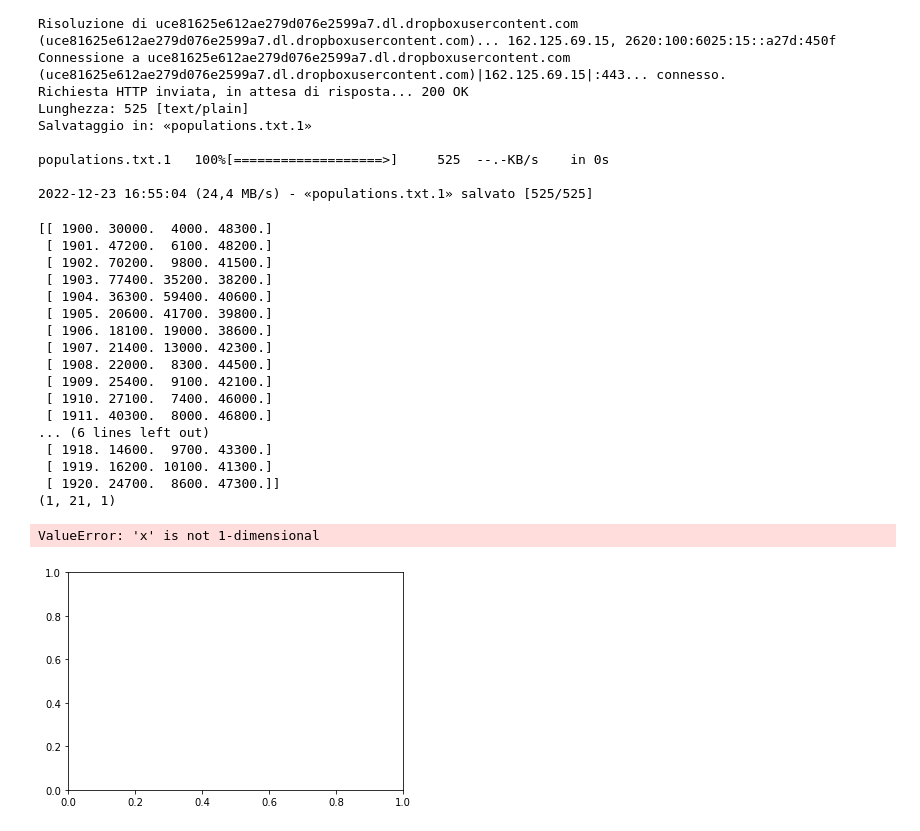
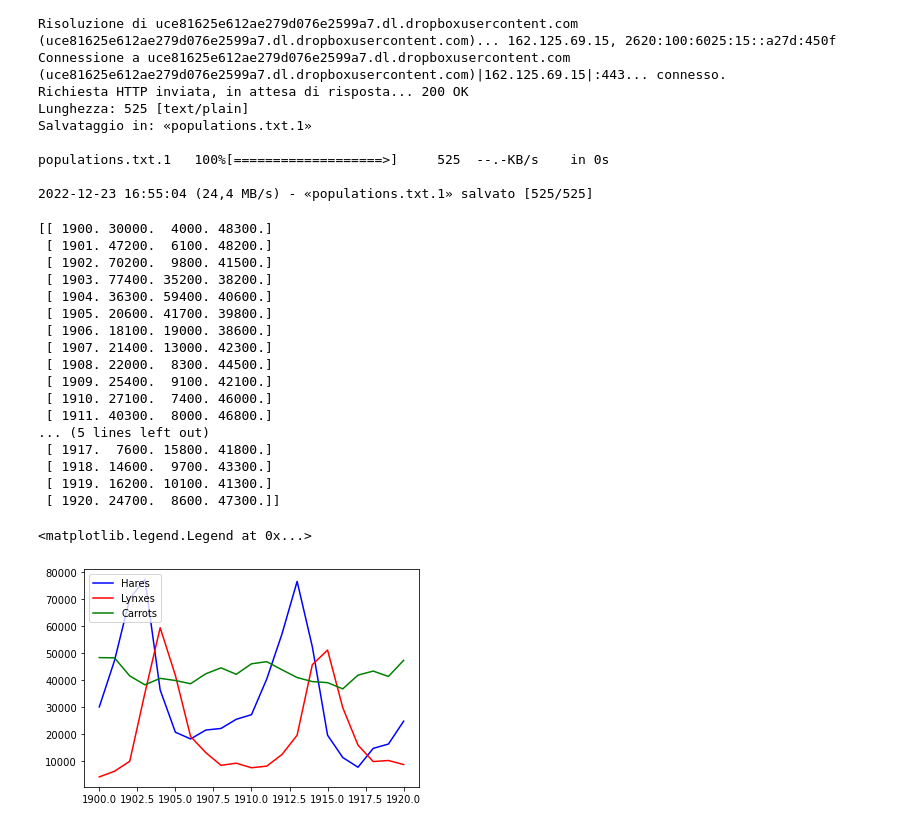
Before and after one commit to Sara-Munafo/LaboratoryOfComputationalPhysics_Y5, a Jupyter notebook: 04_Numpy_exercises.ipynb, the cells around one changed output. Saved outputs shown, nothing was run; the diff lists cells and outputs as text; code cells hidden in the pictures.

```diff
--- a/04_Numpy_exercises.ipynb
+++ b/04_Numpy_exercises.ipynb
@@ -353,35 +353,37 @@ with open("populations.txt") as f:
         data.append(data_point)
 data = np.array(data)
 print(data)
 
 years = data[:,:1]
 
 hares = data[0:,1:2]
 
 lynxes = data[0:,2:3]
 
 carrots = data[0:,3:4]
 
 fig, ax = plt.subplots()
-ax.stackplot(years, hares,lynxes,carrots)
+ax.plot(years,hares,color="b", label="Hares")
+ax.plot(years,lynxes,color="r", label="Lynxes")
+ax.plot(years,carrots,color="g",label="Carrots")
 ax.legend(loc='upper left')
 # %% [output]
 [[ 1900. 30000.  4000. 48300.]
  [ 1901. 47200.  6100. 48200.]
  [ 1902. 70200.  9800. 41500.]
  [ 1903. 77400. 35200. 38200.]
  [ 1904. 36300. 59400. 40600.]
  [ 1905. 20600. 41700. 39800.]
  [ 1906. 18100. 19000. 38600.]
  [ 1907. 21400. 13000. 42300.]
  [ 1908. 22000.  8300. 44500.]
  [ 1909. 25400.  9100. 42100.]
  [ 1910. 27100.  7400. 46000.]
  [ 1911. 40300.  8000. 46800.]
-... (6 lines left out)
+... (5 lines left out)
+ [ 1917.  7600. 15800. 41800.]
  [ 1918. 14600.  9700. 43300.]
  [ 1919. 16200. 10100. 41300.]
  [ 1920. 24700.  8600. 47300.]]
-(1, 21, 1)
-ValueError: 'x' is not 1-dimensional
+<matplotlib.legend.Legend at 0x...>
-[figure, old version]
+[figure, new version]
```
Also changed, not shown: parts of 1 cell of this notebook, 2 other files.
